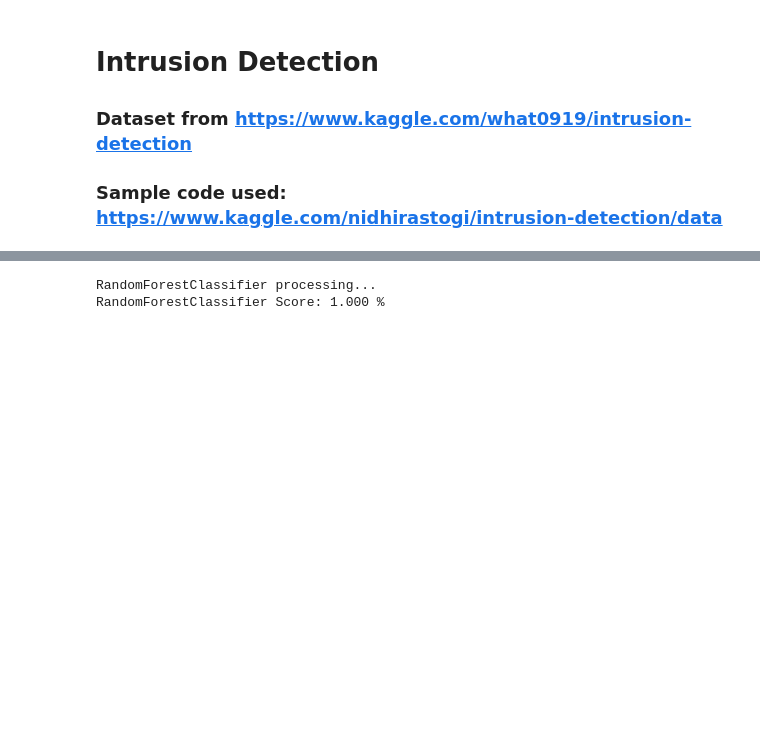
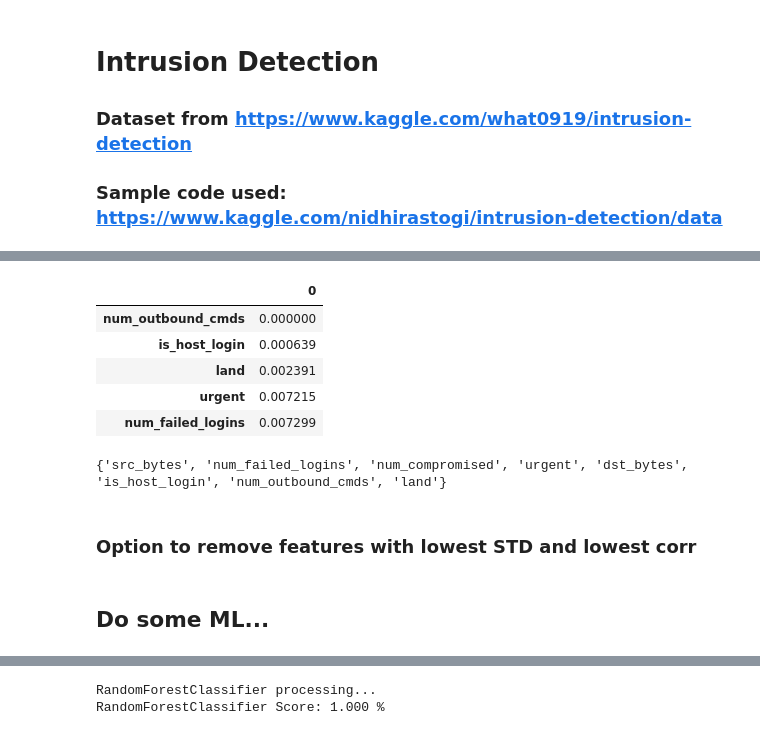
Before and after one commit to alik604/cyber-security, a Jupyter notebook: Intrusion-Detection/KDD cup '99/Intrusion_Detection_Multiclass_V3.ipynb, the cells around one changed output, grey strips where cells are left out. Drawn from its saved outputs; the diff is of its cells as text; code cells hidden in the pictures; blank space fills up the shorter version.

```diff
--- a/Intrusion-Detection/KDD cup '99/Intrusion_Detection_Multiclass_V3.ipynb
+++ b/Intrusion-Detection/KDD cup '99/Intrusion_Detection_Multiclass_V3.ipynb
@@ -136,0 +117,16 @@ tmp
+# %%
+tmp = all.std(axis=0).to_frame()
+garbage_std = tmp.nsmallest(5, columns=0)
+garbage_std
+garbage_std = garbage_std.index.to_list()
+print(set(garbage_corr + garbage_std))
+# %% [output]
+|  | 0 |
+| num_outbound_cmds | 0.000000 |
+| is_host_login | 0.000639 |
+| land | 0.002391 |
+| urgent | 0.007215 |
+| num_failed_logins | 0.007299 |
+{'src_bytes', 'num_failed_logins', 'num_compromised', 'urgent', 'dst_bytes', 'is_host_login', 'num_outbound_cmds', 'land'}
+# %% [markdown]
+### Option to remove features with lowest STD and lowest corr
@@ -137,3 +140,5 @@ tmp
+# %% [markdown]
+## Do some ML...
 # %%
 from sklearn import linear_model
 
```
Also changed, not shown: parts of 40 cells of this notebook.
